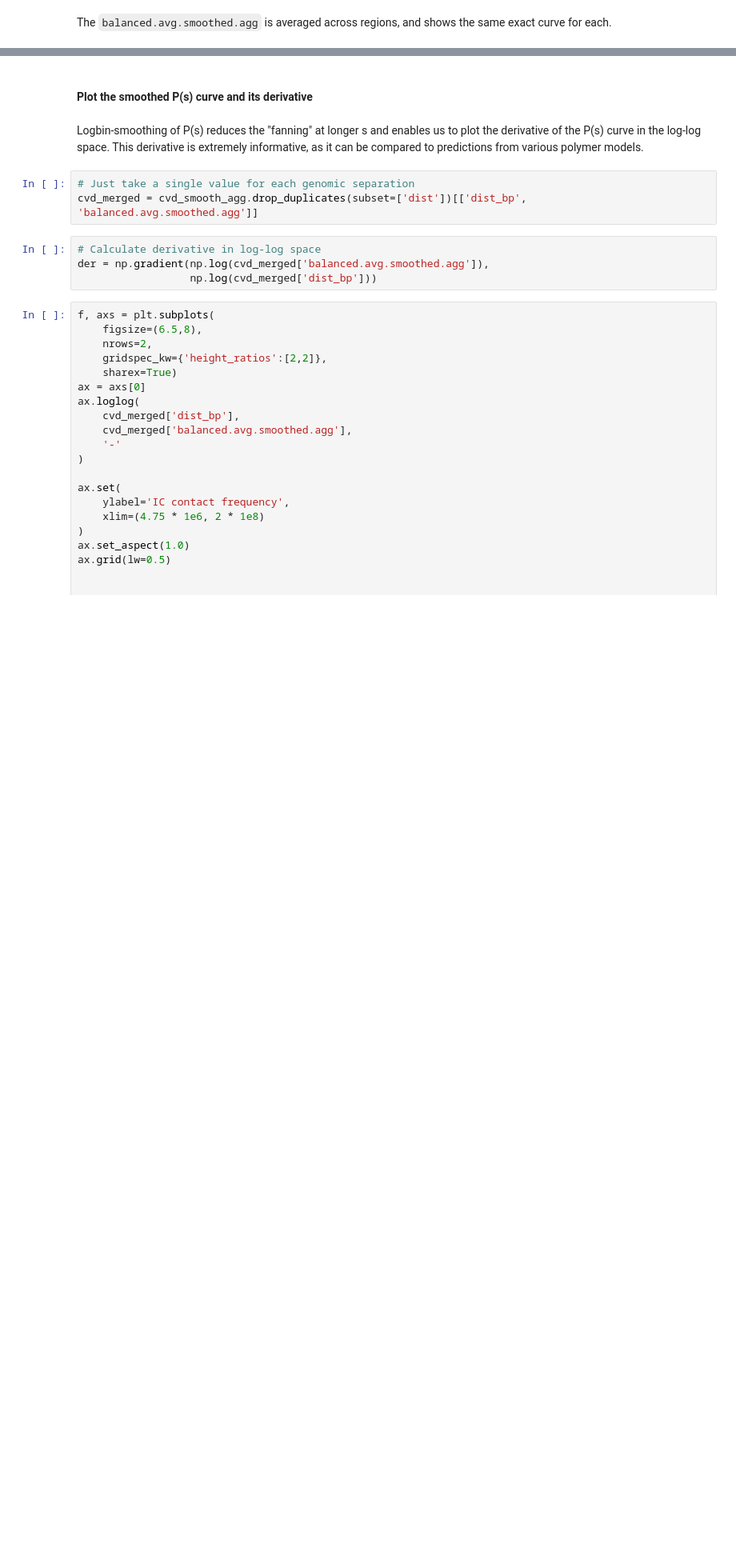
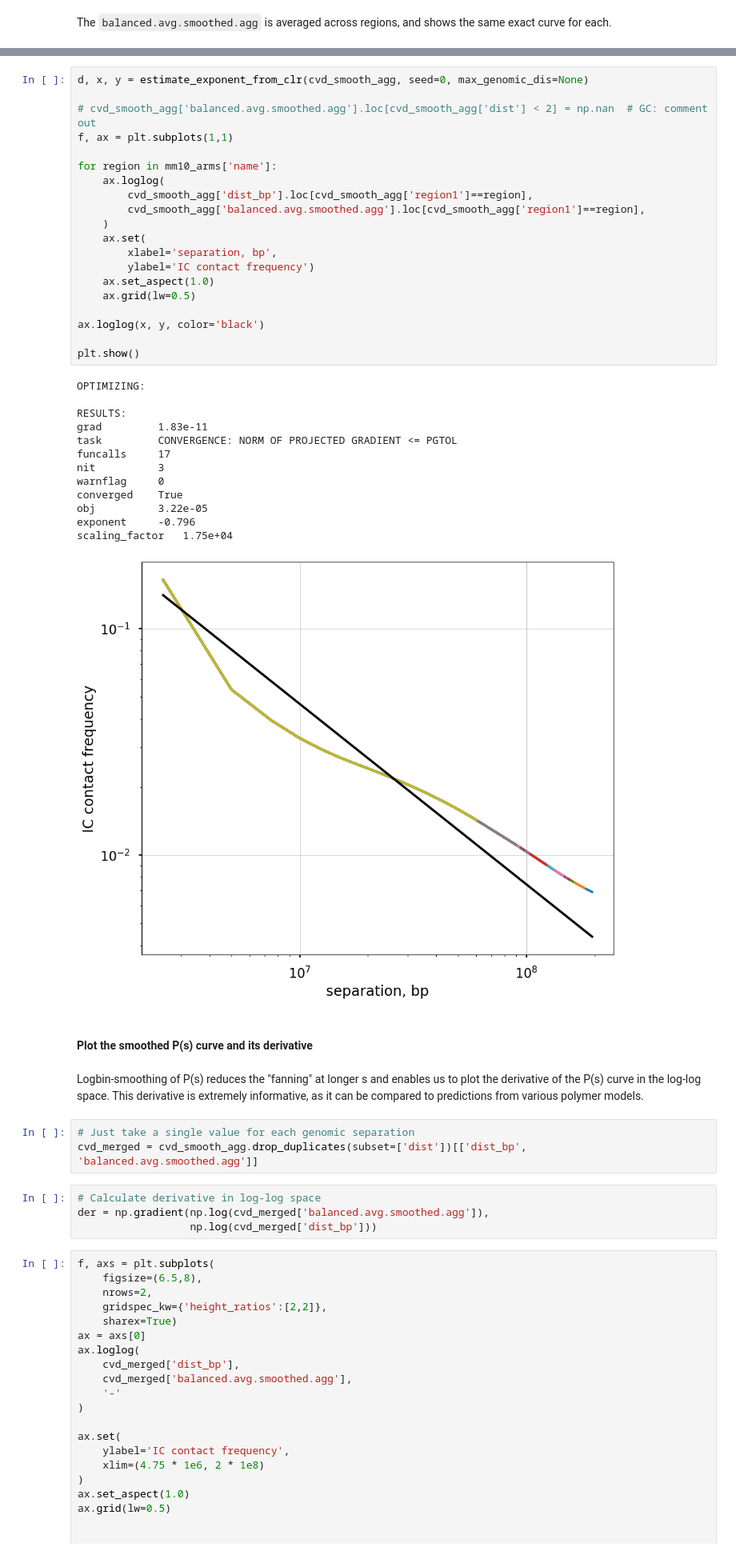
Before and after one commit to gesinecauer/Chromatin_Analysis_MOp, a Jupyter notebook: jupyter/contacts_vs_distance.ipynb, the cells around one changed output, grey strips where cells are left out. Shown at 80% size. Drawn from its saved outputs; the diff is of its cells as text; blank space fills up the shorter version.

```diff
--- a/jupyter/contacts_vs_distance.ipynb
+++ b/jupyter/contacts_vs_distance.ipynb
@@ -440,3 +427,37 @@ plt.show()
+# %%
+d, x, y = estimate_exponent_from_clr(cvd_smooth_agg, seed=0, max_genomic_dis=None)
+
+# cvd_smooth_agg['balanced.avg.smoothed.agg'].loc[cvd_smooth_agg['dist'] < 2] = np.nan  # GC: comment out
+f, ax = plt.subplots(1,1)
+
+for region in mm10_arms['name']:
+    ax.loglog(
+        cvd_smooth_agg['dist_bp'].loc[cvd_smooth_agg['region1']==region],
+        cvd_smooth_agg['balanced.avg.smoothed.agg'].loc[cvd_smooth_agg['region1']==region],
+    )
+    ax.set(
+        xlabel='separation, bp',
+        ylabel='IC contact frequency')
+    ax.set_aspect(1.0)
+    ax.grid(lw=0.5)
+
+ax.loglog(x, y, color='black')
+
+plt.show()
+# %% [output]
+OPTIMIZING:
+
+RESULTS:
+grad         1.83e-11
+task         CONVERGENCE: NORM OF PROJECTED GRADIENT <= PGTOL
+funcalls     17
+nit          3
+warnflag     0
+converged    True
+obj          3.22e-05
+exponent     -0.796
+scaling_factor   1.75e+04
+[figure, added]
 # %% [markdown]
 #### Plot the smoothed P(s) curve and its derivative
 # %% [markdown]
```
Also changed, not shown: parts of 12 cells of this notebook, 1 other file.
